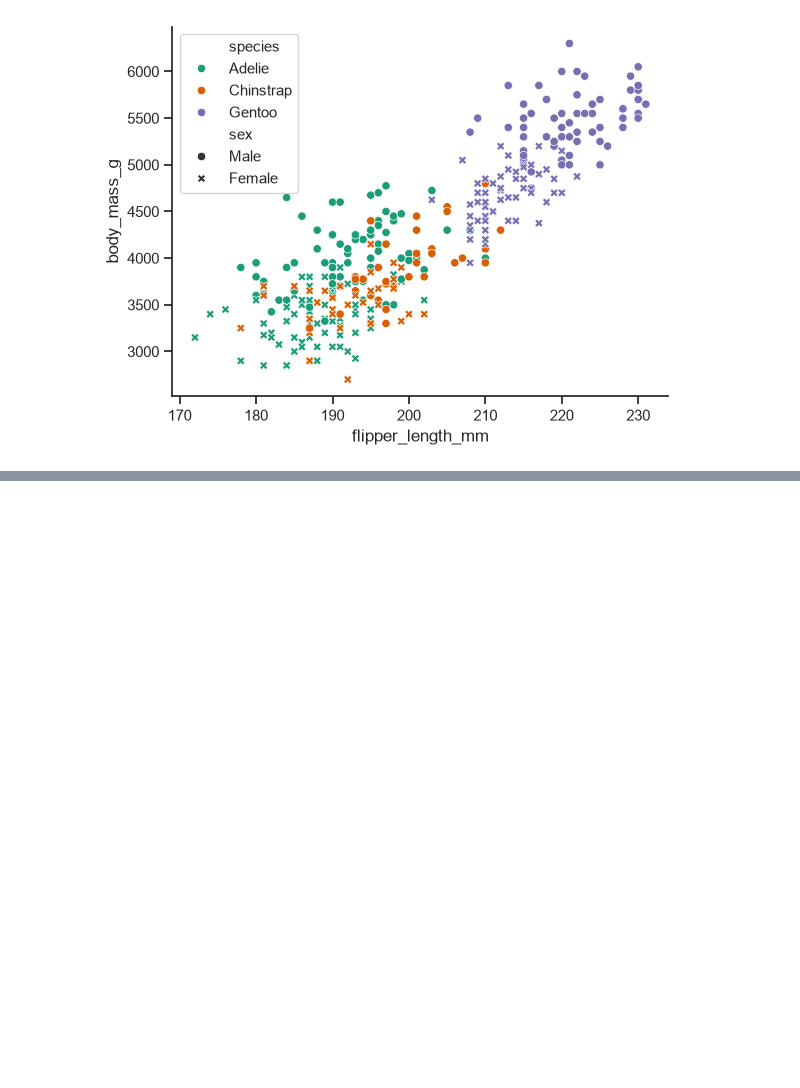
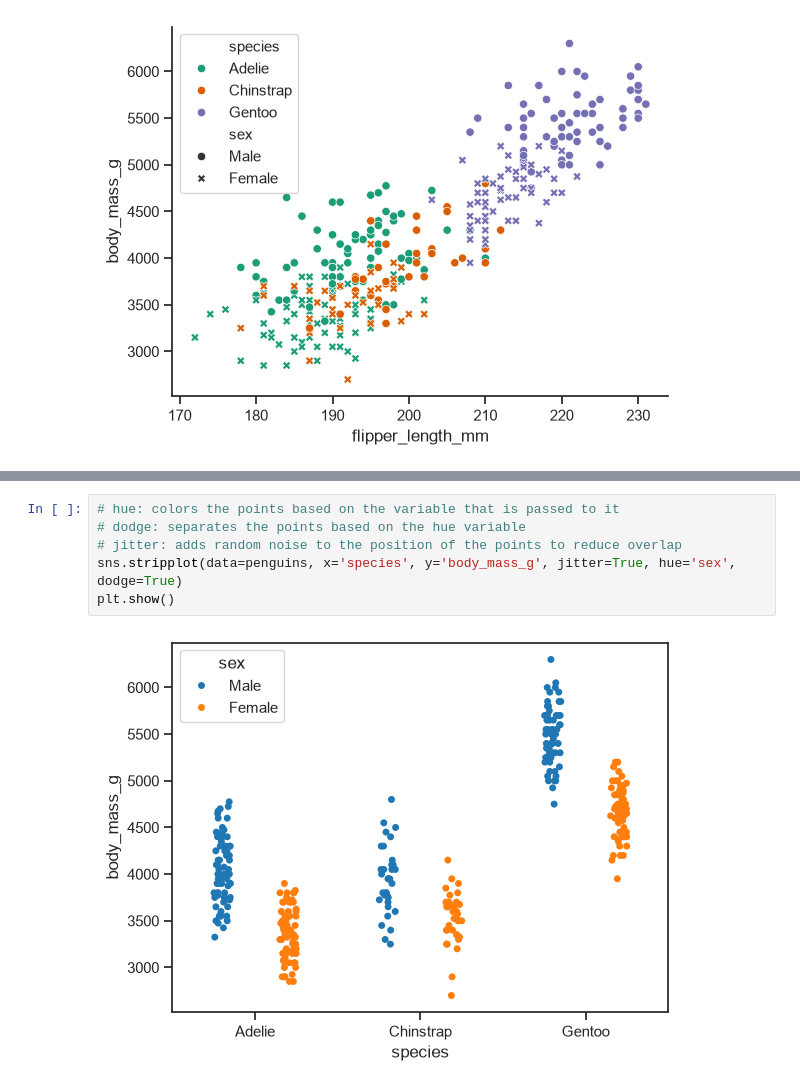
Before and after one commit to TasbihMohammed/Data-Visualization-Practice, a Jupyter notebook: Seaborn/Seaborn_Tutorial_Practice.ipynb, the cells around one changed output, grey strips where cells are left out. Saved outputs shown, nothing was run; the diff lists cells and outputs as text; blank space fills up the shorter version.

```diff
--- a/Seaborn/Seaborn_Tutorial_Practice.ipynb
+++ b/Seaborn/Seaborn_Tutorial_Practice.ipynb
@@ -59,0 +68,8 @@ plt.show()
+# %%
+# hue: colors the points based on the variable that is passed to it
+# dodge: separates the points based on the hue variable
+# jitter: adds random noise to the position of the points to reduce overlap
+sns.stripplot(data=penguins, x='species', y='body_mass_g', jitter=True, hue='sex', dodge=True)
+plt.show()
+# %% [output]
+[figure, added]
```
Also changed, not shown: parts of 20 cells of this notebook.
